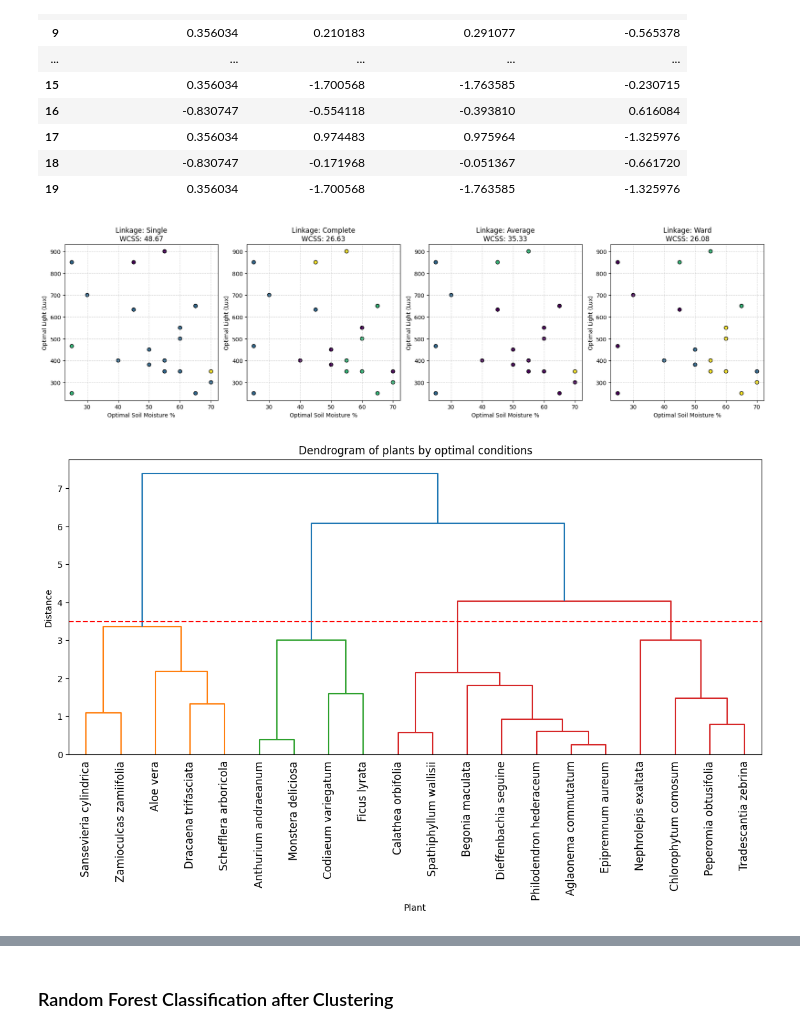
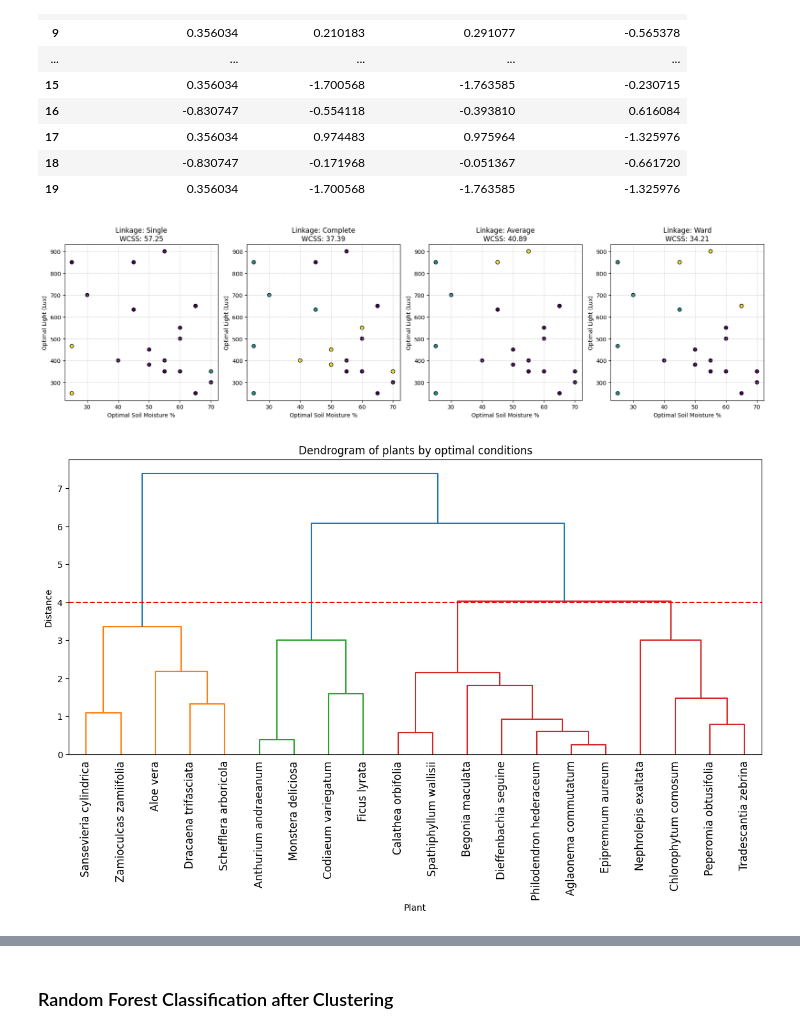
Before and after one commit to VIA-Plantify/Plantify-MachineLearning, a Jupyter notebook: datapreparation/indoor_dataset/indoor_plant_with_clustering.ipynb, the cells around one changed output, grey strips where cells are left out. Saved outputs shown, nothing was run; the diff lists cells and outputs as text; code cells hidden in the pictures.

```diff
--- a/datapreparation/indoor_dataset/indoor_plant_with_clustering.ipynb
+++ b/datapreparation/indoor_dataset/indoor_plant_with_clustering.ipynb
@@ -98,11 +98,11 @@ from sklearn.cluster import AgglomerativeClustering
 methods = ['single', 'complete', 'average', 'ward']
 plt.figure(figsize=(18, 5))
 for i, link in enumerate(methods):
-    model = AgglomerativeClustering(n_clusters=4, linkage=link)
+    model = AgglomerativeClustering(n_clusters=3, linkage=link)
     labels = model.fit_predict(optimal_X_scaled)
     # WCSS (within cluster sum of squares)
     wcss = 0
-    for cluster_id in range(4):
+    for cluster_id in range(3):
         cluster_points = optimal_X_scaled[labels == cluster_id]
         centroid = cluster_points.mean(axis=0)
         wcss += np.sum((cluster_points - centroid) ** 2)
@@ -117,17 +117,17 @@ for i, link in enumerate(methods):
 plt.tight_layout()
 plt.show()
 # %% [output]
-[figure, old version]
+[figure, new version]
 # %%
 # Ward's method
 Z = linkage(optimal_X_scaled, method='ward')
 plt.figure(figsize=(14, 6))
 dendrogram(Z, labels=data_optimal['Plant_ID'].values, leaf_rotation=90)
-plt.axhline(y=3.5, color='r', linestyle='--')
+plt.axhline(y=4, color='r', linestyle='--')
 plt.title("Dendrogram of plants by optimal conditions")
 plt.xlabel("Plant")
 plt.ylabel("Distance")
 plt.show()
 # %% [output]
-[figure, old version]
+[figure, new version]
 # %%
```
Also changed, not shown: parts of 12 cells of this notebook.
